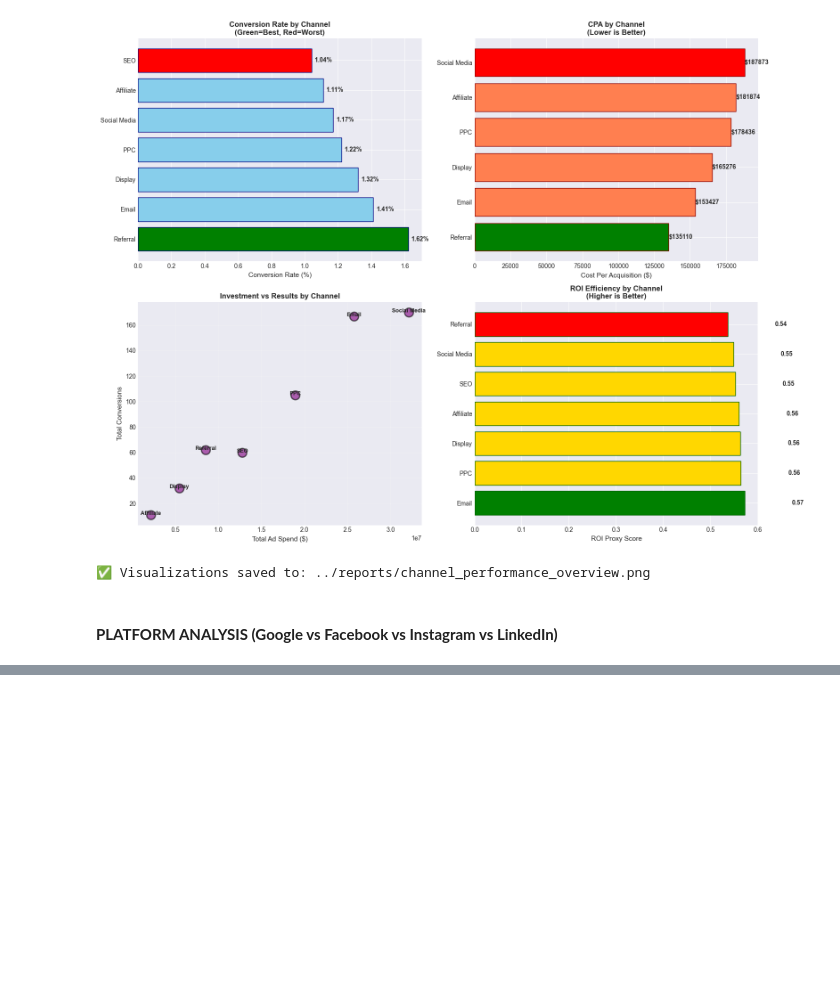
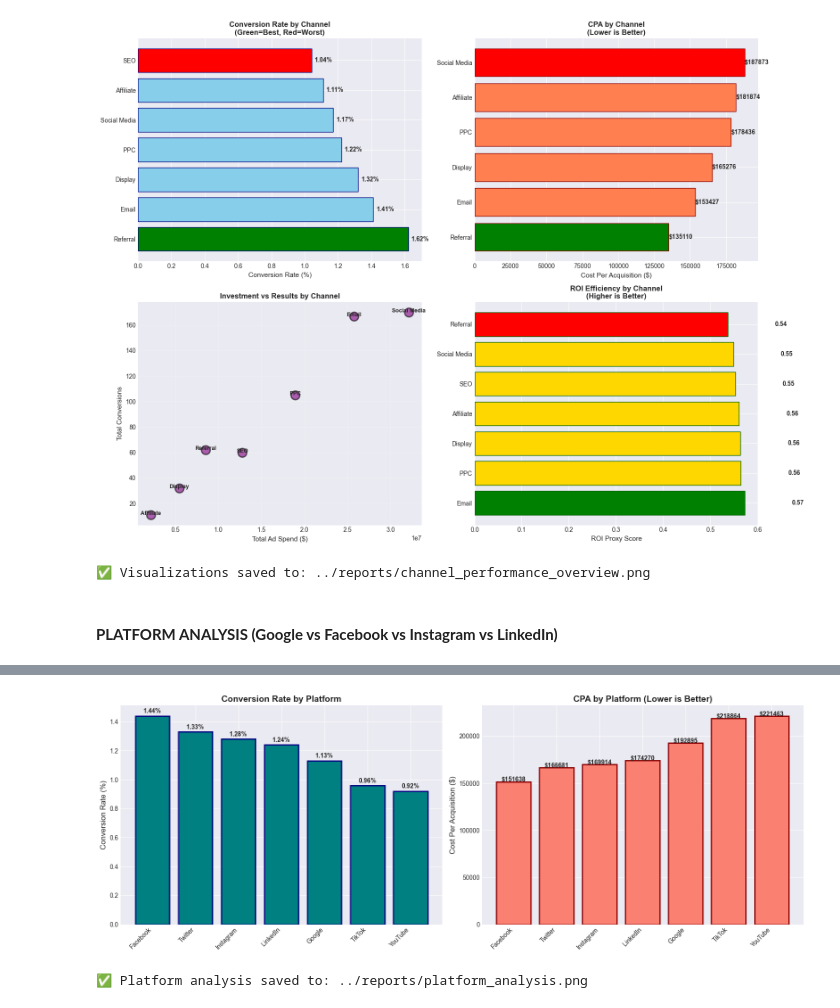
Before and after one commit to barkobt/tubitak-marketing-analytics, a Jupyter notebook: notebooks/03_channel_analytics.ipynb, the cells around one changed output, grey strips where cells are left out. Saved outputs shown, nothing was run; the diff lists cells and outputs as text; code cells hidden in the pictures; blank space fills up the shorter version.

```diff
--- a/notebooks/03_channel_analytics.ipynb
+++ b/notebooks/03_channel_analytics.ipynb
@@ -183,0 +221,36 @@ print("\n✅ Visualizations saved to: ../reports/channel_performance_overview.pn
+# %%
+# Platform visualization
+fig, axes = plt.subplots(1, 2, figsize=(16, 6))
+
+# Platform conversion rates
+ax1 = axes[0]
+conv_by_platform = (platform_metrics['Conversion_Rate'] * 100).sort_values(ascending=False)
+bars = ax1.bar(range(len(conv_by_platform)), conv_by_platform.values,
+               color='teal', edgecolor='navy', linewidth=2)
+ax1.set_xticks(range(len(conv_by_platform)))
+ax1.set_xticklabels(conv_by_platform.index, rotation=45, ha='right')
+ax1.set_ylabel('Conversion Rate (%)', fontsize=12)
+ax1.set_title('Conversion Rate by Platform', fontsize=14, fontweight='bold')
+for i, val in enumerate(conv_by_platform.values):
+    ax1.text(i, val + 0.02, f'{val:.2f}%', ha='center', fontsize=10, fontweight='bold')
+
+# Platform CPA
+ax2 = axes[1]
+cpa_by_platform = platform_metrics['CPA'].sort_values()
+bars2 = ax2.bar(range(len(cpa_by_platform)), cpa_by_platform.values,
+                color='salmon', edgecolor='darkred', linewidth=2)
+ax2.set_xticks(range(len(cpa_by_platform)))
+ax2.set_xticklabels(cpa_by_platform.index, rotation=45, ha='right')
+ax2.set_ylabel('Cost Per Acquisition ($)', fontsize=12)
+ax2.set_title('CPA by Platform (Lower is Better)', fontsize=14, fontweight='bold')
+for i, val in enumerate(cpa_by_platform.values):
+    ax2.text(i, val + 50, f'${val:.0f}', ha='center', fontsize=10, fontweight='bold')
+
+plt.tight_layout()
+plt.savefig('../reports/platform_analysis.png', dpi=300, bbox_inches='tight')
+plt.show()
+
+print("\n✅ Platform analysis saved to: ../reports/platform_analysis.png")
+# %% [output]
+[figure, added]
+✅ Platform analysis saved to: ../reports/platform_analysis.png
```
Also changed, not shown: parts of 3 cells of this notebook, 2 other files.
